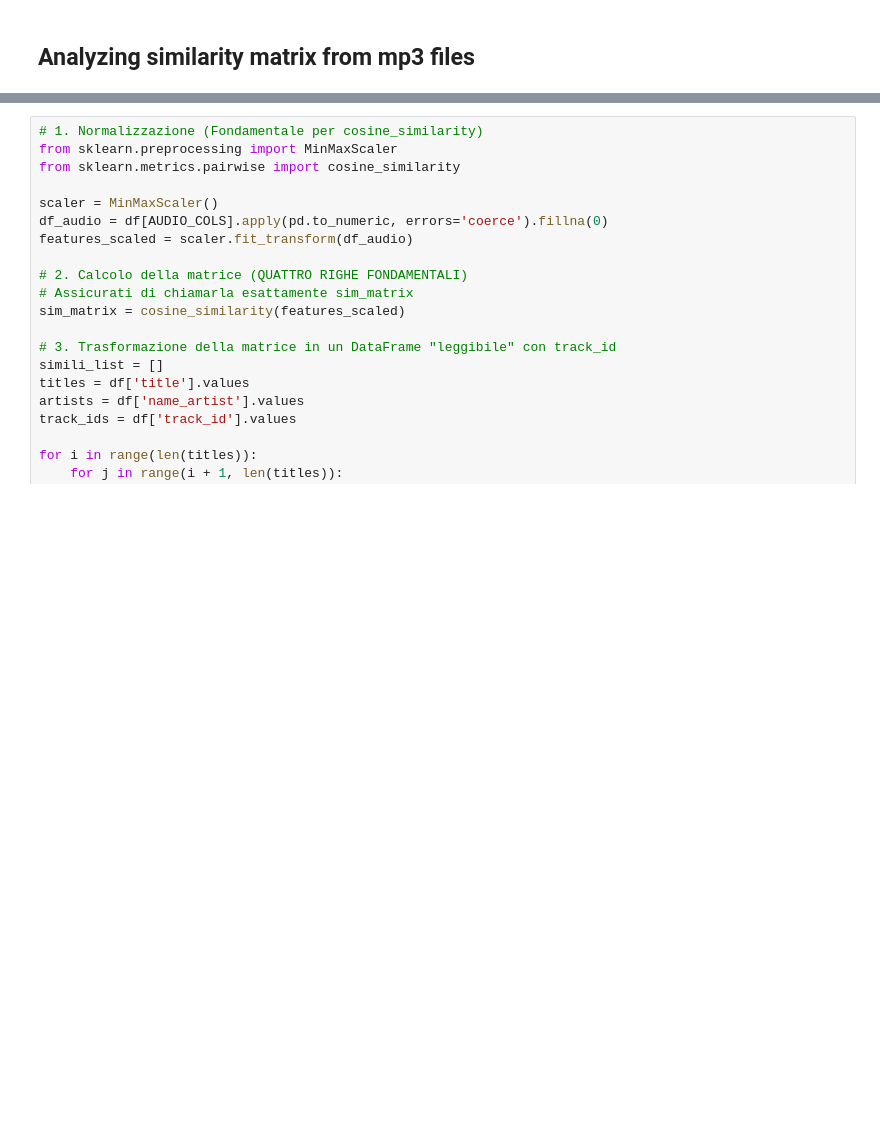
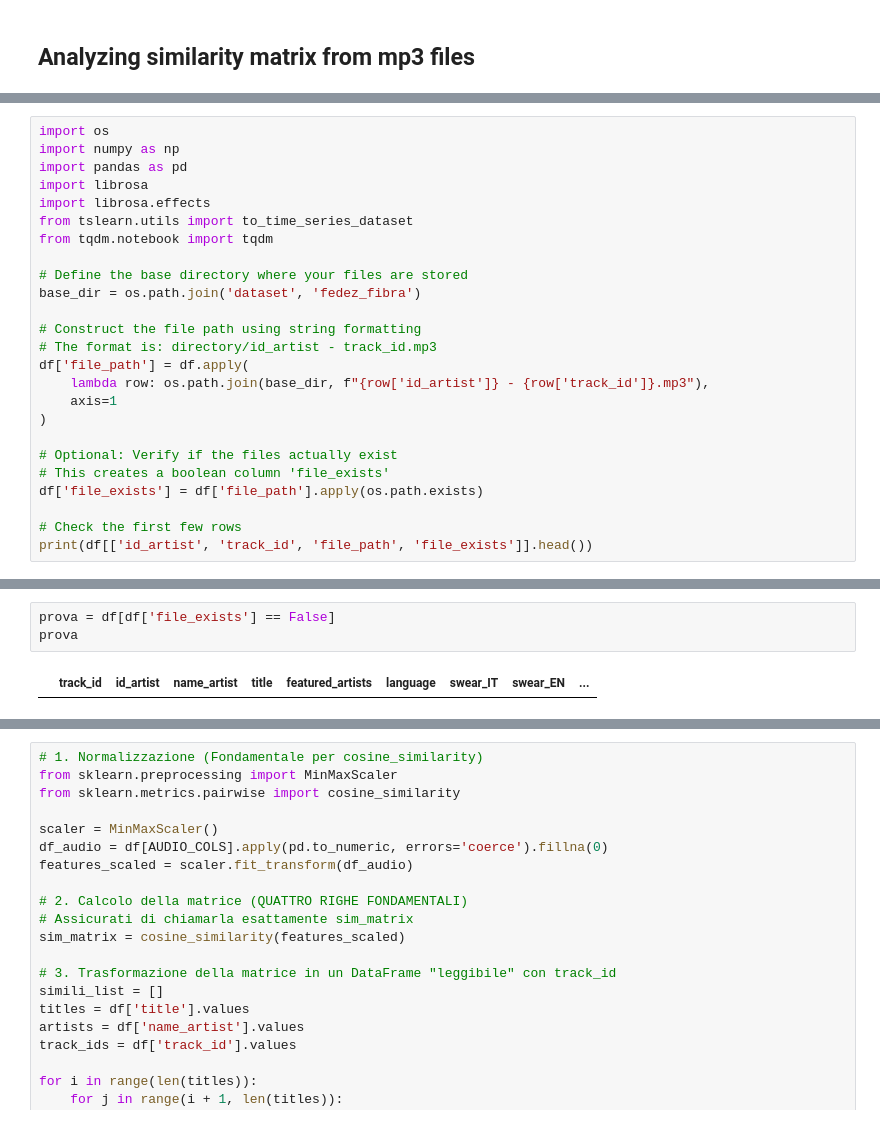
Before and after one commit to Syreel/DataMining, a Jupyter notebook: time_series_analysis.ipynb, the cells around one changed output, grey strips where cells are left out. Cells and saved outputs as stored; diff of their text form; blank space fills up the shorter version.

```diff
--- a/time_series_analysis.ipynb
+++ b/time_series_analysis.ipynb
@@ -171,0 +72,25 @@ Errori Fedez -> Fibra: 71
+# %%
+import os
+import numpy as np
+import pandas as pd
+import librosa
+import librosa.effects
+from tslearn.utils import to_time_series_dataset
+from tqdm.notebook import tqdm
+
+# Define the base directory where your files are stored
+base_dir = os.path.join('dataset', 'fedez_fibra')
+
+# Construct the file path using string formatting
+# The format is: directory/id_artist - track_id.mp3
+df['file_path'] = df.apply(
+    lambda row: os.path.join(base_dir, f"{row['id_artist']} - {row['track_id']}.mp3"),
+    axis=1
+)
+
+# Optional: Verify if the files actually exist
+# This creates a boolean column 'file_exists'
+df['file_exists'] = df['file_path'].apply(os.path.exists)
+
+# Check the first few rows
+print(df[['id_artist', 'track_id', 'file_path', 'file_exists']].head())
@@ -171,0 +111,5 @@ Errori Fedez -> Fibra: 71
+# %%
+prova = df[df['file_exists'] == False]
+prova
+# %% [output]
+|  | track_id | id_artist | name_artist | title | featured_artists | language | swear_IT | swear_EN | ... |
```
Also changed, not shown: parts of 10 cells of this notebook.
